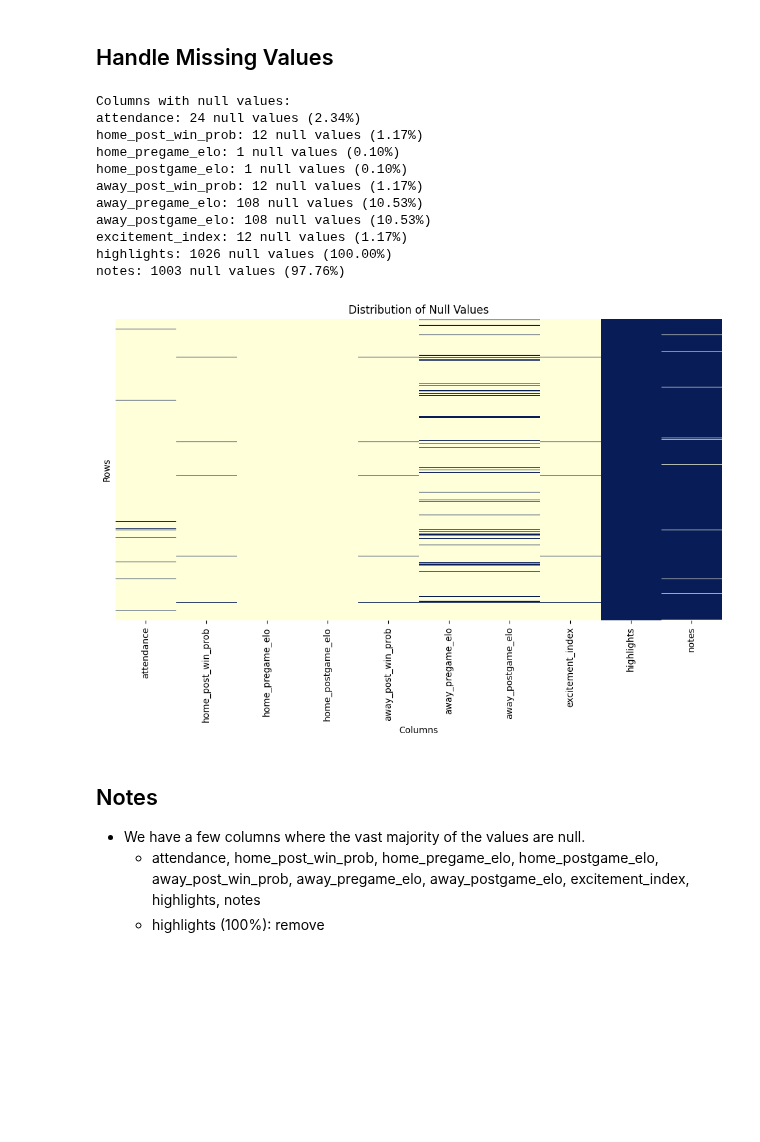
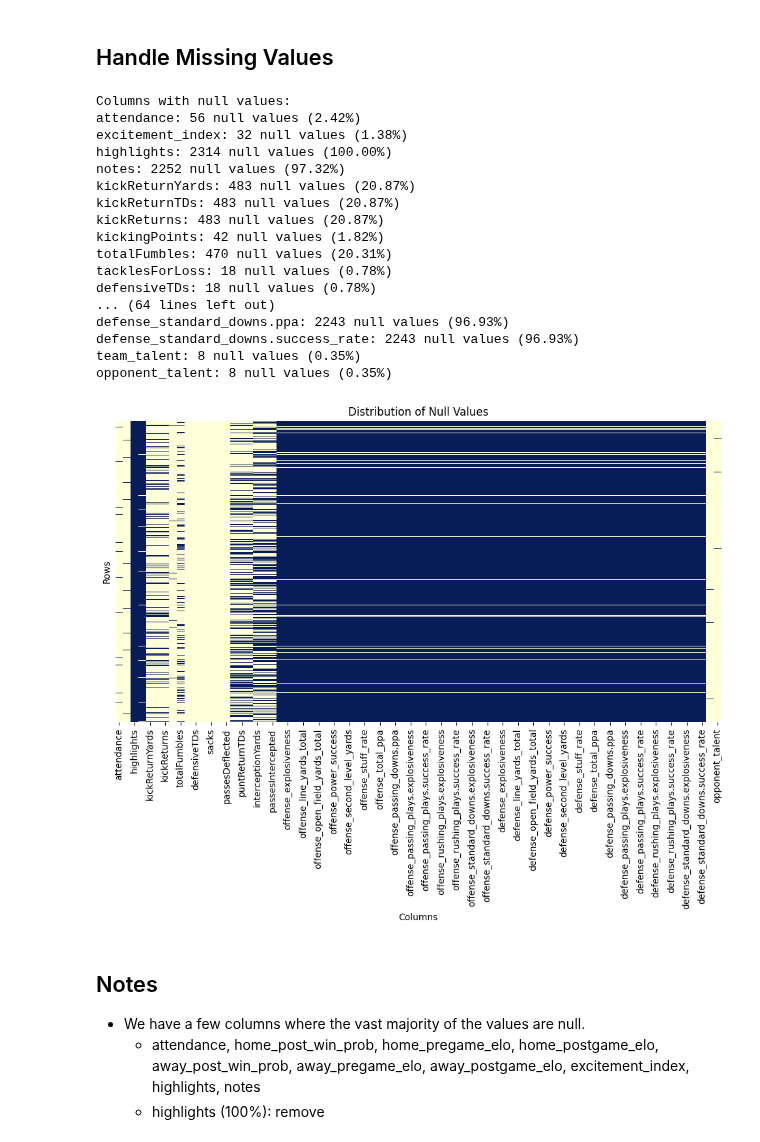
Before and after one commit to tablecables/college_football_predictor, a Jupyter notebook: notebooks/02_data_cleaning.ipynb, the cells around one changed output. Cells and saved outputs as stored; diff of their text form; code cells hidden in the pictures; blank space fills up the shorter version.

Commit message:
Added and joined team talent composite

```diff
--- a/notebooks/02_data_cleaning.ipynb
+++ b/notebooks/02_data_cleaning.ipynb
@@ -45,6 +45,9 @@ advanced_stats_df = pd.read_parquet('../data/advanced_team_game_stats.parquet')
 
 # Load the team game stats from the parquet file
 team_stats_df = pd.read_parquet('../data/team_game_stats.parquet')
+
+# Load the team talent data from the parquet file
+team_talent_df = pd.read_parquet('../data/team_talent.parquet')
 # %% [output]
 The autoreload extension is already loaded. To reload it, use:
   %reload_ext autoreload
@@ -78,0 +82,20 @@ Length: 121, dtype: int64
+# %%
+# Use the updated function to merge and clean the dataframes
+merged_df_final = merge_and_clean_dataframes(games_df, team_stats_df, advanced_stats_df, team_talent_df)
+
+# Check the shape of the final dataframe
+print("Shape of merged_df_final:", merged_df_final.shape)
+
+# Check for any null values in the merged dataframe
+print("\nNull values in merged_df_final:")
+print(merged_df_final.isnull().sum())
+
+# Check for any null values in the new talent columns
+print("\nNull values in new talent columns:")
+print(merged_df_final[['team_talent', 'opponent_talent']].isnull().sum())
+
+# Display a few rows to verify the merge
+print("\nSample rows of merged_df_final:")
+print(merged_df_final[['season', 'team', 'opponent', 'team_talent', 'opponent_talent']].head())
+
+df = merged_df_final.copy()
@@ -80,34 +121,40 @@ Length: 121, dtype: int64
 ## Handle Missing Values
 # %%
 # Check for columns with null values
-null_columns = games_df.columns[games_df.isnull().any()].tolist()
+null_columns = df.columns[df.isnull().any()].tolist()
 
 print("Columns with null values:")
 for col in null_columns:
-    null_count = games_df[col].isnull().sum()
-    null_percentage = (null_count / len(games_df)) * 100
+    null_count = df[col].isnull().sum()
+    null_percentage = (null_count / len(df)) * 100
     print(f"{col}: {null_count} null values ({null_percentage:.2f}%)")
 
 # Visualize the distribution of null values
 plt.figure(figsize=(12, 6))
-sns.heatmap(games_df[null_columns].isnull(), cbar=False, yticklabels=False, cmap='YlGnBu')
+sns.heatmap(df[null_columns].isnull(), cbar=False, yticklabels=False, cmap='YlGnBu')
 plt.title('Distribution of Null Values')
 plt.xlabel('Columns')
 plt.ylabel('Rows')
 plt.show()
 # %% [output]
 Columns with null values:
-attendance: 24 null values (2.34%)
-home_post_win_prob: 12 null values (1.17%)
-home_pregame_elo: 1 null values (0.10%)
-home_postgame_elo: 1 null values (0.10%)
-away_post_win_prob: 12 null values (1.17%)
-away_pregame_elo: 108 null values (10.53%)
-away_postgame_elo: 108 null values (10.53%)
-excitement_index: 12 null values (1.17%)
-highlights: 1026 null values (100.00%)
-notes: 1003 null values (97.76%)
+attendance: 56 null values (2.42%)
+excitement_index: 32 null values (1.38%)
+highlights: 2314 null values (100.00%)
+notes: 2252 null values (97.32%)
+kickReturnYards: 483 null values (20.87%)
+kickReturnTDs: 483 null values (20.87%)
+kickReturns: 483 null values (20.87%)
+kickingPoints: 42 null values (1.82%)
+totalFumbles: 470 null values (20.31%)
+tacklesForLoss: 18 null values (0.78%)
+defensiveTDs: 18 null values (0.78%)
+... (64 lines left out)
+defense_standard_downs.ppa: 2243 null values (96.93%)
+defense_standard_downs.success_rate: 2243 null values (96.93%)
+team_talent: 8 null values (0.35%)
+opponent_talent: 8 null values (0.35%)
-[figure, old version]
+[figure, new version]
 # %% [markdown]
 ## Notes
 
```
Also changed, not shown: parts of 2 cells of this notebook, 4 other files.
